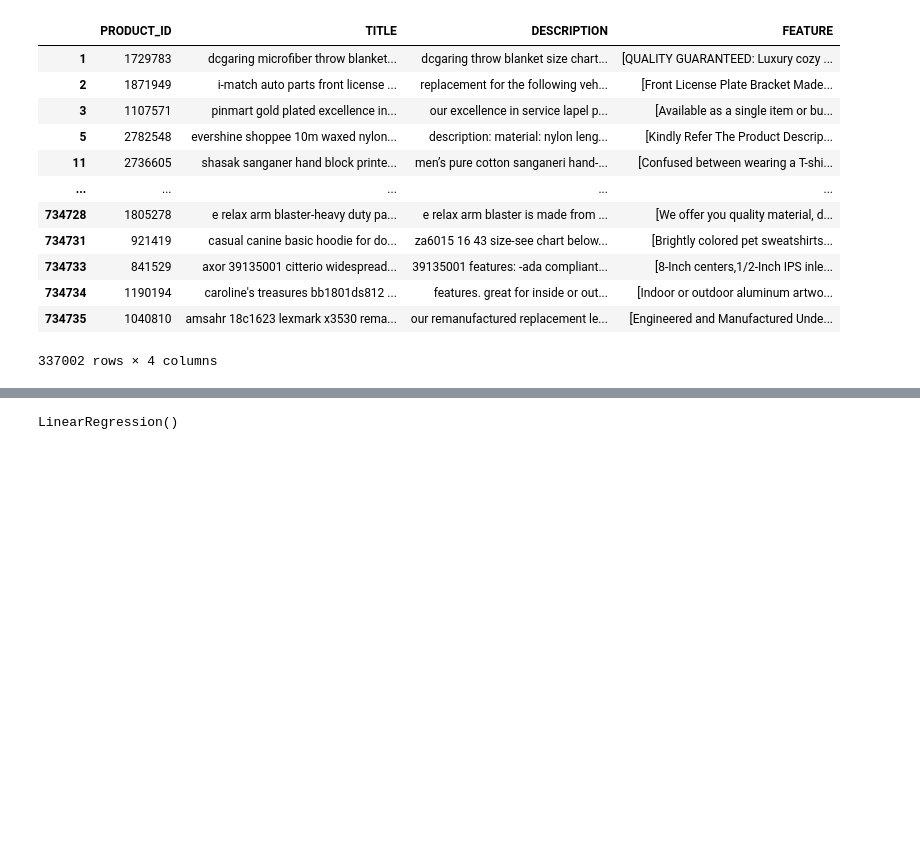
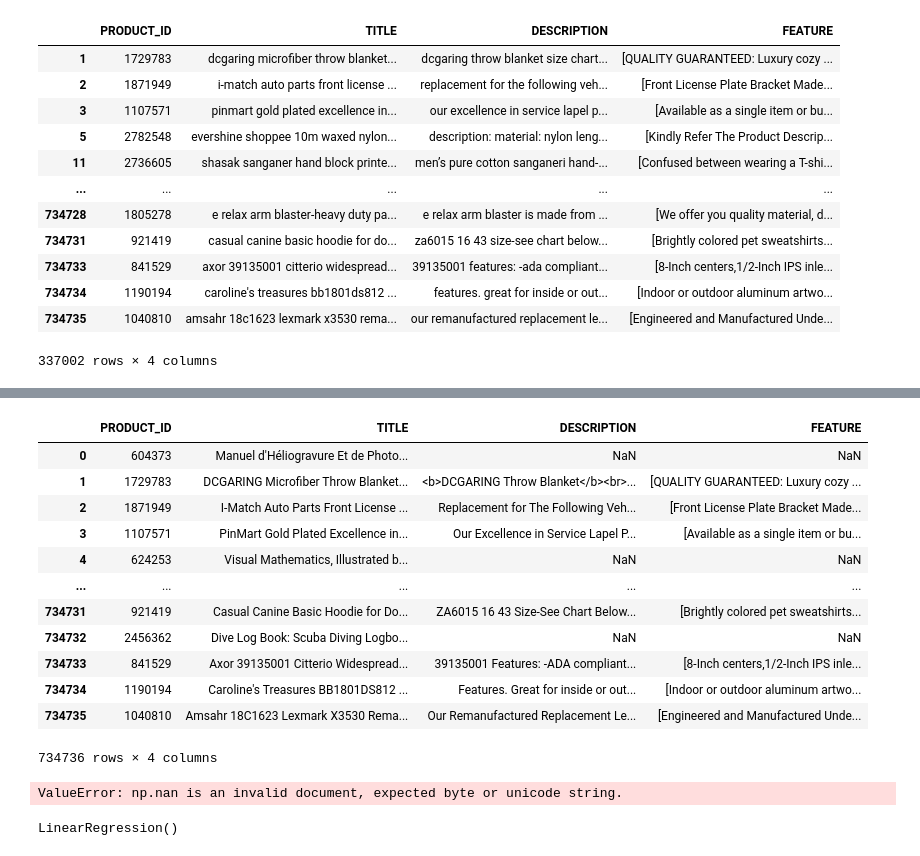
Before and after one commit to inceptionabhishek/ml-practice, a Jupyter notebook: newtest.ipynb, the cells around one changed output, grey strips where cells are left out. Saved outputs shown, nothing was run; the diff lists cells and outputs as text; code cells hidden in the pictures; blank space fills up the shorter version.

```diff
--- a/newtest.ipynb
+++ b/newtest.ipynb
@@ -357,9 +391,27 @@ X_train, X_val, y_train, y_val = train_test_split(X_train, y_train, test_size=0.
+# %%
+df_test2
+# %% [output]
+|  | PRODUCT_ID | TITLE | DESCRIPTION | FEATURE |
+| 0 | 604373 | Manuel d'Héliogravure Et de Photo... | NaN | NaN |
+| 1 | 1729783 | DCGARING Microfiber Throw Blanket... | <b>DCGARING Throw Blanket</b><br>... | [QUALITY GUARANTEED: Luxury cozy ... |
+| 2 | 1871949 | I-Match Auto Parts Front License ... | Replacement for The Following Veh... | [Front License Plate Bracket Made... |
+| 3 | 1107571 | PinMart Gold Plated Excellence in... | Our Excellence in Service Lapel P... | [Available as a single item or bu... |
+| 4 | 624253 | Visual Mathematics, Illustrated b... | NaN | NaN |
+| ... | ... | ... | ... | ... |
+| 734731 | 921419 | Casual Canine Basic Hoodie for Do... | ZA6015 16 43 Size-See Chart Below... | [Brightly colored pet sweatshirts... |
+| 734732 | 2456362 | Dive Log Book: Scuba Diving Logbo... | NaN | NaN |
+| 734733 | 841529 | Axor 39135001 Citterio Widespread... | 39135001 Features: -ADA compliant... | [8-Inch centers,1/2-Inch IPS inle... |
+| 734734 | 1190194 | Caroline's Treasures BB1801DS812 ... | Features. Great for inside or out... | [Indoor or outdoor aluminum artwo... |
+| 734735 | 1040810 | Amsahr 18C1623 Lexmark X3530 Rema... | Our Remanufactured Replacement Le... | [Engineered and Manufactured Unde... |
+734736 rows × 4 columns
 # %%
 # Extract features from text data
 vectorizer = CountVectorizer()
 X_train_counts = vectorizer.fit_transform(X_train['FEATURES'])
 X_val_counts = vectorizer.transform(X_val['FEATURES'])
-X_test_counts = vectorizer.transform(df_test['FEATURE'])
+X_test_counts = vectorizer.transform(df_test2['FEATURE'])
+# %% [output]
+ValueError: np.nan is an invalid document, expected byte or unicode string.
 # %%
 # Select a suitable machine learning model
 model = LinearRegression()
```
Also changed, not shown: parts of 3 cells of this notebook, 1 other file.
